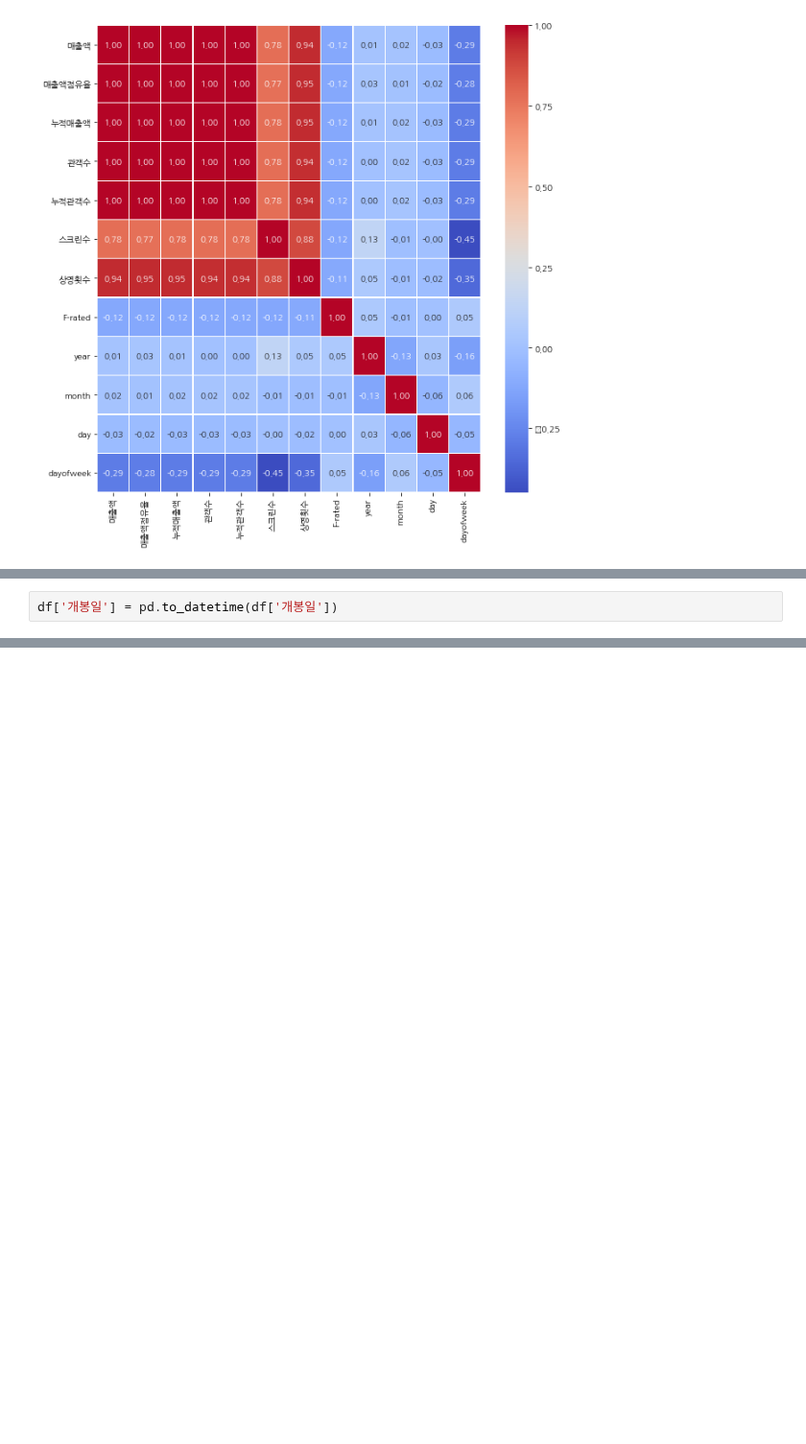
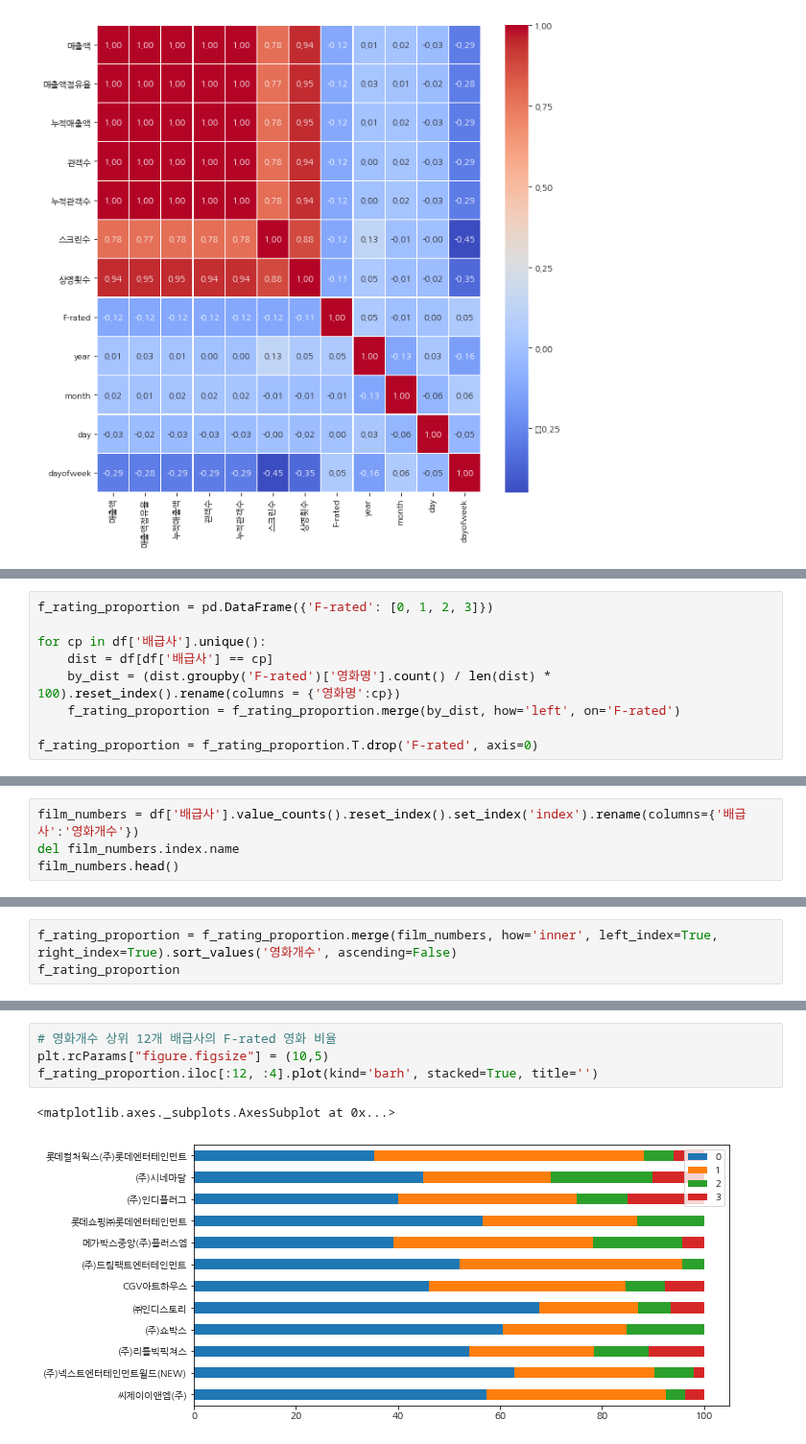
Before and after one commit to kim4pb/Female-led-Korean-Films, a Jupyter notebook: 02.EDA/F-rated_correlation.ipynb, the cells around one changed output, grey strips where cells are left out. Shown at 96% size. Cells and saved outputs as stored; diff of their text form; blank space fills up the shorter version.

Commit message:
배급사별 F-rated 영화 비율 (재민 작업중)

```diff
--- a/02.EDA/F-rated_correlation.ipynb
+++ b/02.EDA/F-rated_correlation.ipynb
@@ -231,2 +234,0 @@ df['개봉일'].isnull().sum()
-# %%
-df['개봉일'] = pd.to_datetime(df['개봉일'])
@@ -236,0 +349,9 @@ dtype('<M8[ns]')
+# %%
+f_rating_proportion = pd.DataFrame({'F-rated': [0, 1, 2, 3]})
+
+for cp in df['배급사'].unique():
+    dist = df[df['배급사'] == cp]
+    by_dist = (dist.groupby('F-rated')['영화명'].count() / len(dist) * 100).reset_index().rename(columns = {'영화명':cp})
+    f_rating_proportion = f_rating_proportion.merge(by_dist, how='left', on='F-rated')
+
+f_rating_proportion = f_rating_proportion.T.drop('F-rated', axis=0)
@@ -236,0 +367,4 @@ dtype('<M8[ns]')
+# %%
+film_numbers = df['배급사'].value_counts().reset_index().set_index('index').rename(columns={'배급사':'영화개수'})
+del film_numbers.index.name
+film_numbers.head()
@@ -236,0 +378,3 @@ dtype('<M8[ns]')
+# %%
+f_rating_proportion = f_rating_proportion.merge(film_numbers, how='inner', left_index=True, right_index=True).sort_values('영화개수', ascending=False)
+f_rating_proportion
@@ -236,0 +400,7 @@ dtype('<M8[ns]')
+# %%
+# 영화개수 상위 12개 배급사의 F-rated 영화 비율
+plt.rcParams["figure.figsize"] = (10,5)
+f_rating_proportion.iloc[:12, :4].plot(kind='barh', stacked=True, title='')
+# %% [output]
+<matplotlib.axes._subplots.AxesSubplot at 0x...>
+[figure, added]
```
Also changed, not shown: parts of 39 cells of this notebook.
